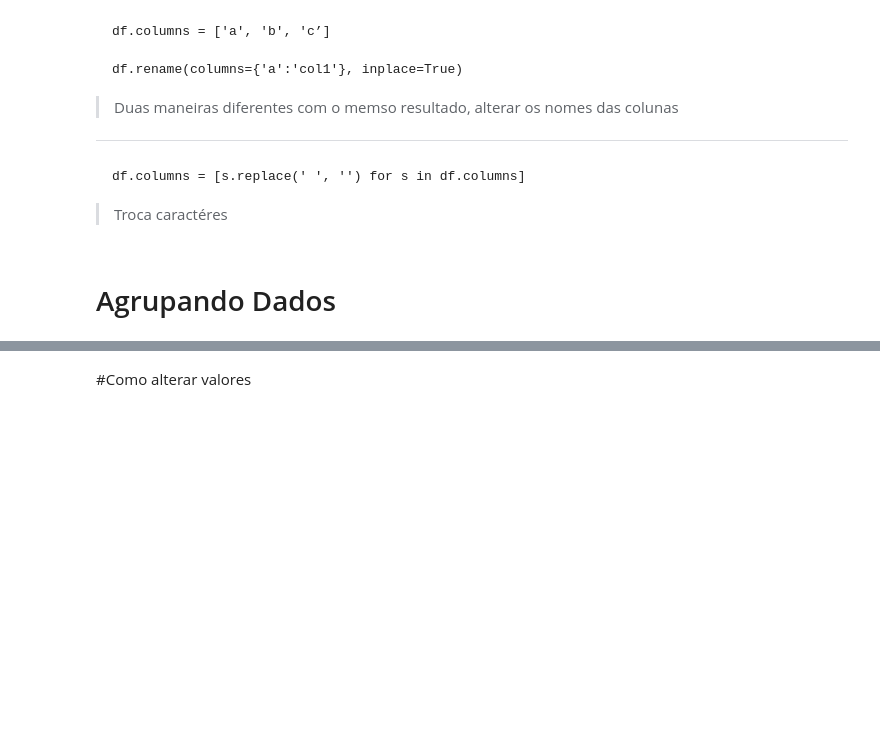
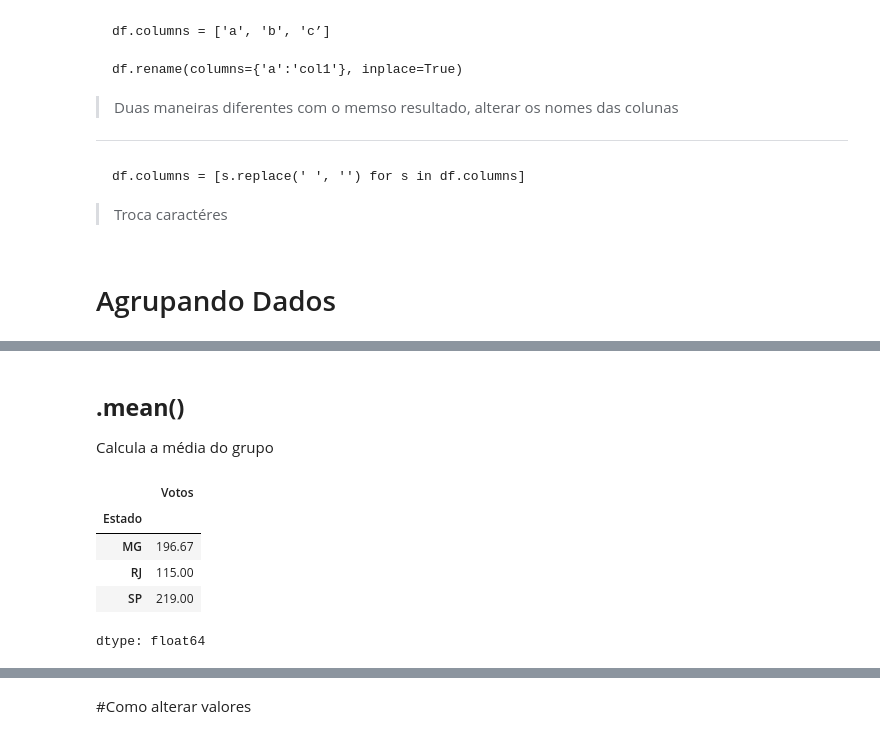
Before and after one commit to CaioPalombo/fundamentos, a Jupyter notebook: playlist_pandas.ipynb, the cells around one changed output, grey strips where cells are left out. Cells and saved outputs as stored; diff of their text form; code cells hidden in the pictures; blank space fills up the shorter version.

```diff
--- a/playlist_pandas.ipynb
+++ b/playlist_pandas.ipynb
@@ -166,0 +188,13 @@ df.groupby(['SG_UF', 'SG_PARTIDO'])['VOTOS'].sum()
+# %% [markdown]
+## **.mean()**
+Calcula a média do grupo
+# %%
+pd.set_option('display.precision', 2)
+df.groupby('Estado')['Votos'].mean()
+# %% [output]
+|  | Votos |
+| Estado |  |
+| MG | 196.67 |
+| RJ | 115.00 |
+| SP | 219.00 |
+dtype: float64
```
Also changed, not shown: parts of 12 cells of this notebook.
